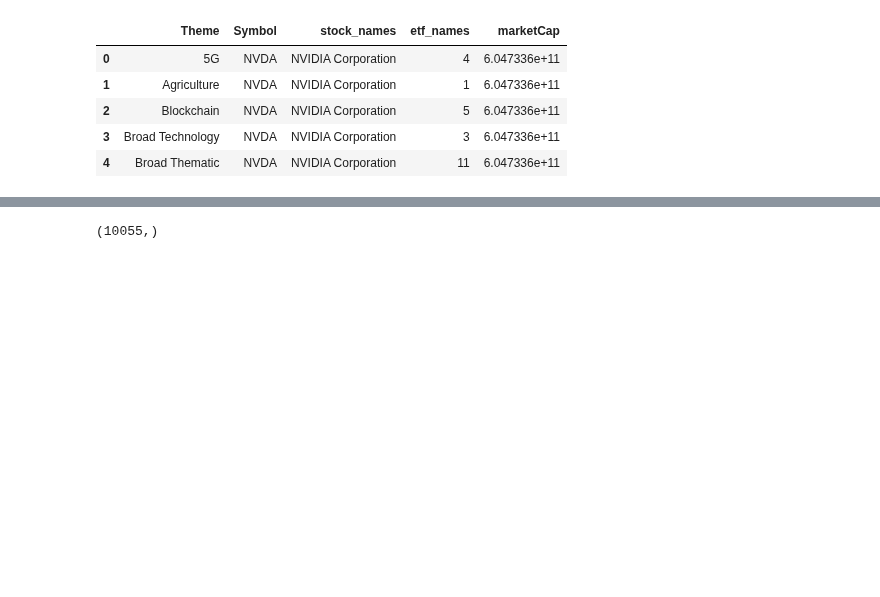
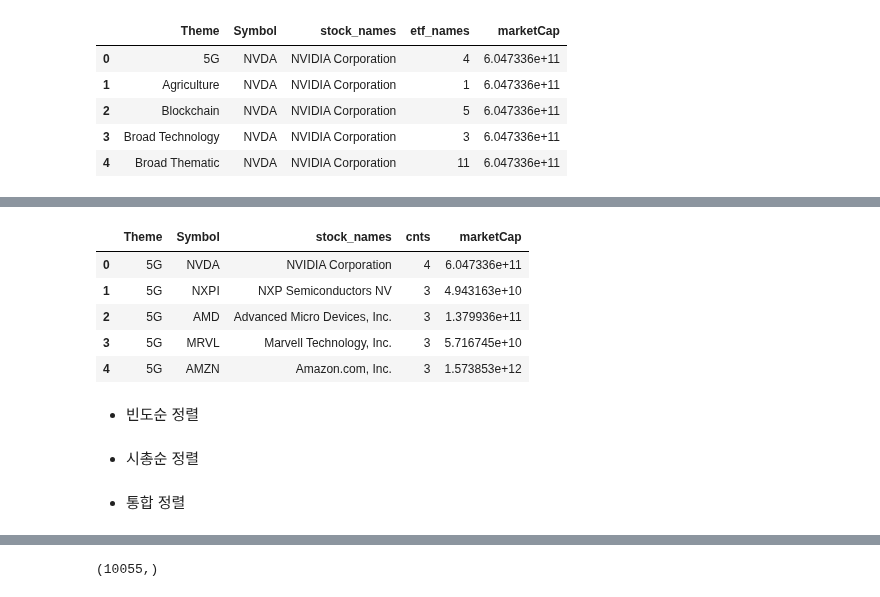
Before and after one commit to yjchoi-95/Korea_Investment_and_Securities, a Jupyter notebook: scripts/ipynb/Finance-info-matching.ipynb, the cells around one changed output, grey strips where cells are left out. Saved outputs shown, nothing was run; the diff lists cells and outputs as text; code cells hidden in the pictures; blank space fills up the shorter version.

```diff
--- a/scripts/ipynb/Finance-info-matching.ipynb
+++ b/scripts/ipynb/Finance-info-matching.ipynb
@@ -102,0 +156,4 @@ final_df2.head(20)
+# %%
+final_df3 = pd.merge(final_df2.loc[:, ['Theme', 'Symbol', 'stock_names', 'cnts']], cap_df, on = 'Symbol', how = "left")
+# %%
+select_idx = [False if x or y else True for x,y in zip(final_df3.Symbol.isnull(), final_df3.marketCap.isnull())]
@@ -102,0 +162,15 @@ final_df2.head(20)
+# %%
+final_df4 = final_df3.loc[select_idx,:]
+# %%
+final_df4.index = [x for x in range(final_df4.shape[0])]
+# %%
+final_df4.head()
+# %% [output]
+|  | Theme | Symbol | stock_names | cnts | marketCap |
+| 0 | 5G | NVDA | NVIDIA Corporation | 4 | 6.047336e+11 |
+| 1 | 5G | NXPI | NXP Semiconductors NV | 3 | 4.943163e+10 |
+| 2 | 5G | AMD | Advanced Micro Devices, Inc. | 3 | 1.379936e+11 |
+| 3 | 5G | MRVL | Marvell Technology, Inc. | 3 | 5.716745e+10 |
+| 4 | 5G | AMZN | Amazon.com, Inc. | 3 | 1.573853e+12 |
+# %% [markdown]
+* 빈도순 정렬
@@ -102,0 +187,2 @@ final_df2.head(20)
+# %% [markdown]
+* 시총순 정렬
@@ -102,0 +197,2 @@ final_df2.head(20)
+# %% [markdown]
+* 통합 정렬
```
Also changed, not shown: parts of 29 cells of this notebook, 7 other files.
